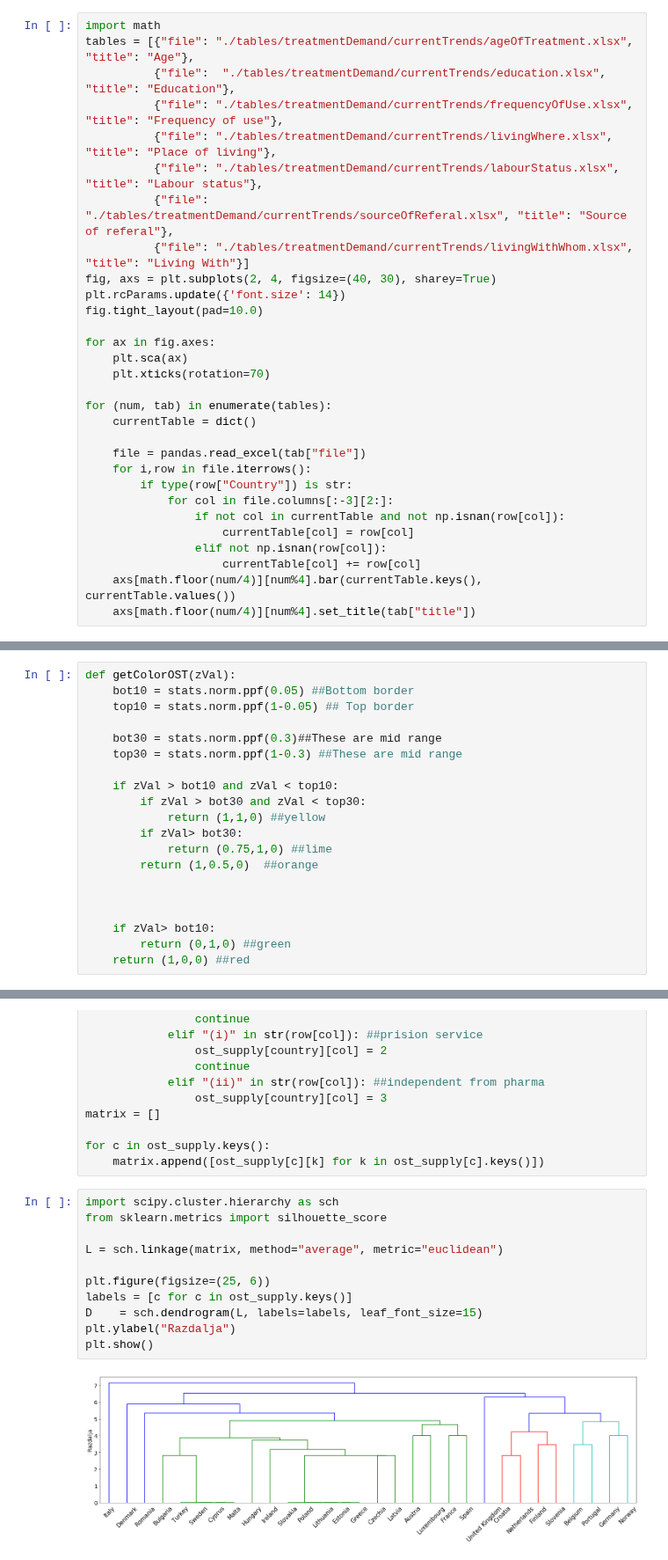
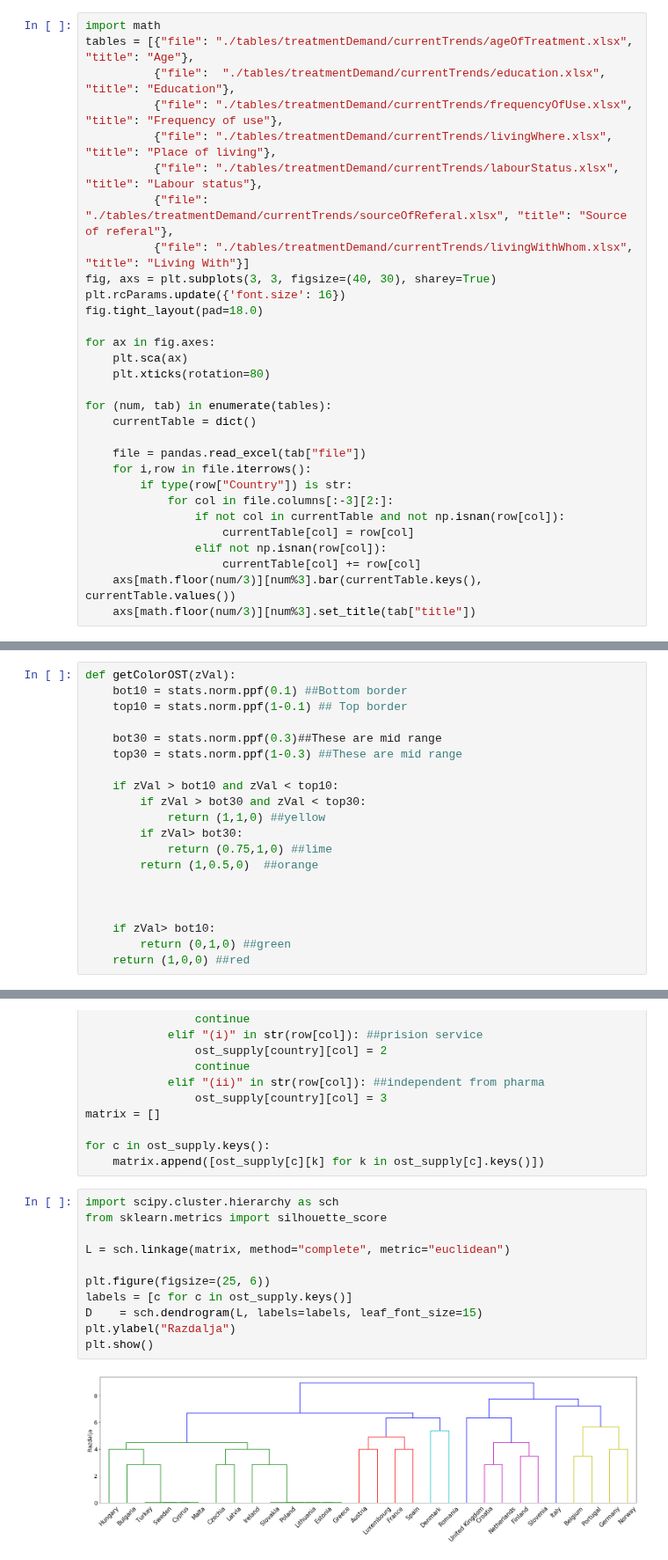
Before and after one commit to danilo1214/PR20ddpdjphv, a Jupyter notebook: Main.ipynb, the cells around one changed output, grey strips where cells are left out. Shown at 88% size. Cells and saved outputs as stored; diff of their text form.

```diff
--- a/Main.ipynb
+++ b/Main.ipynb
@@ -154,13 +204,13 @@ tables = [{"file": "./tables/treatmentDemand/currentTrends/ageOfTreatment.xlsx",
           {"file": "./tables/treatmentDemand/currentTrends/labourStatus.xlsx", "title": "Labour status"},
           {"file": "./tables/treatmentDemand/currentTrends/sourceOfReferal.xlsx", "title": "Source of referal"},
           {"file": "./tables/treatmentDemand/currentTrends/livingWithWhom.xlsx", "title": "Living With"}]
-fig, axs = plt.subplots(2, 4, figsize=(40, 30), sharey=True)
-plt.rcParams.update({'font.size': 14})
-fig.tight_layout(pad=10.0)
+fig, axs = plt.subplots(3, 3, figsize=(40, 30), sharey=True)
+plt.rcParams.update({'font.size': 16})
+fig.tight_layout(pad=18.0)
 
 for ax in fig.axes:
     plt.sca(ax)
-    plt.xticks(rotation=70)
+    plt.xticks(rotation=80)
 
 for (num, tab) in enumerate(tables):
     currentTable = dict()
@@ -173,6 +223,6 @@ for (num, tab) in enumerate(tables):
                     currentTable[col] = row[col]
                 elif not np.isnan(row[col]):
                     currentTable[col] += row[col]
-    axs[math.floor(num/4)][num%4].bar(currentTable.keys(), currentTable.values())
-    axs[math.floor(num/4)][num%4].set_title(tab["title"])
+    axs[math.floor(num/3)][num%3].bar(currentTable.keys(), currentTable.values())
+    axs[math.floor(num/3)][num%3].set_title(tab["title"])
 # %% [output]
@@ -235,8 +285,8 @@ for i,row in file.iterrows():
 zscores = dict(zip(ost_table.keys(),stats.zscore( [v for v in ost_table.values()] )  ))
 # %%
 def getColorOST(zVal):
-    bot10 = stats.norm.ppf(0.05) ##Bottom border
-    top10 = stats.norm.ppf(1-0.05) ## Top border
+    bot10 = stats.norm.ppf(0.1) ##Bottom border
+    top10 = stats.norm.ppf(1-0.1) ## Top border
 
     bot30 = stats.norm.ppf(0.3)##These are mid range
     top30 = stats.norm.ppf(1-0.3) ##These are mid range
@@ -315,13 +365,13 @@ for c in ost_supply.keys():
 # %%
 import scipy.cluster.hierarchy as sch
 from sklearn.metrics import silhouette_score
 
-L = sch.linkage(matrix, method="average", metric="euclidean")
+L = sch.linkage(matrix, method="complete", metric="euclidean")
 
 plt.figure(figsize=(25, 6))
 labels = [c for c in ost_supply.keys()]
 D    = sch.dendrogram(L, labels=labels, leaf_font_size=15)
 plt.ylabel("Razdalja")
 plt.show()
 # %% [output]
-[figure, old version]
+[figure, new version]
```
Also changed, not shown: parts of 6 cells of this notebook, 1 other file.
